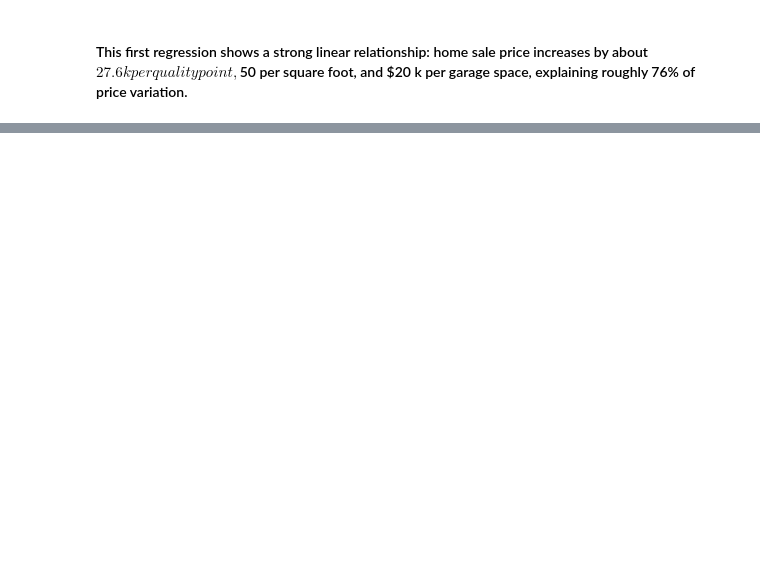
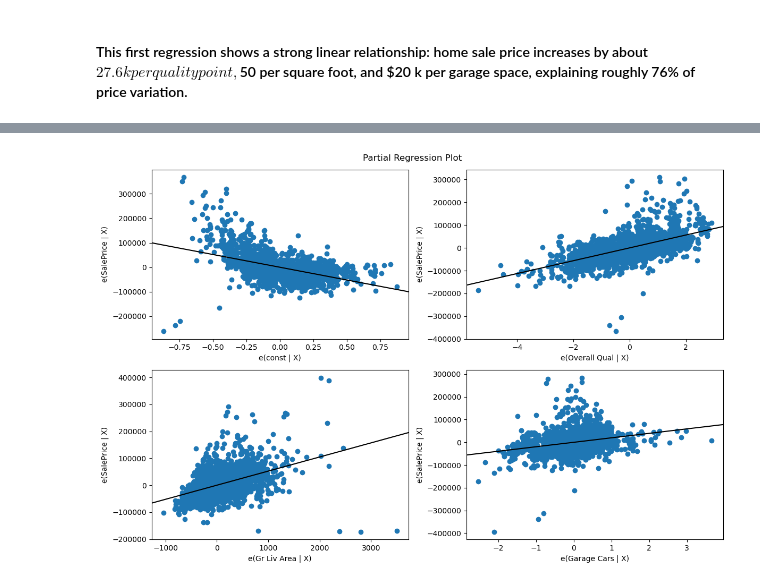
Before and after one commit to nphanrahan/data-quarks, a Jupyter notebook: notebooks/02_regression_analysis.ipynb, the cells around one changed output, grey strips where cells are left out. Saved outputs shown, nothing was run; the diff lists cells and outputs as text; code cells hidden in the pictures; blank space fills up the shorter version.

```diff
--- a/notebooks/02_regression_analysis.ipynb
+++ b/notebooks/02_regression_analysis.ipynb
@@ -37,0 +70,11 @@ Intercept: -98749.69
+# %%
+X_const = sm.add_constant(df[['Overall Qual', 'Gr Liv Area', 'Garage Cars']].fillna(0))
+model_sm = sm.OLS(df['SalePrice'], X_const).fit()
+
+# Partial Regression Plot
+fig = plt.figure(figsize=(12, 8))
+sm.graphics.plot_partregress_grid(model_sm, fig=fig)
+plt.tight_layout()
+plt.show()
+# %% [output]
+[figure, added]
```
Also changed, not shown: parts of 4 cells of this notebook.
